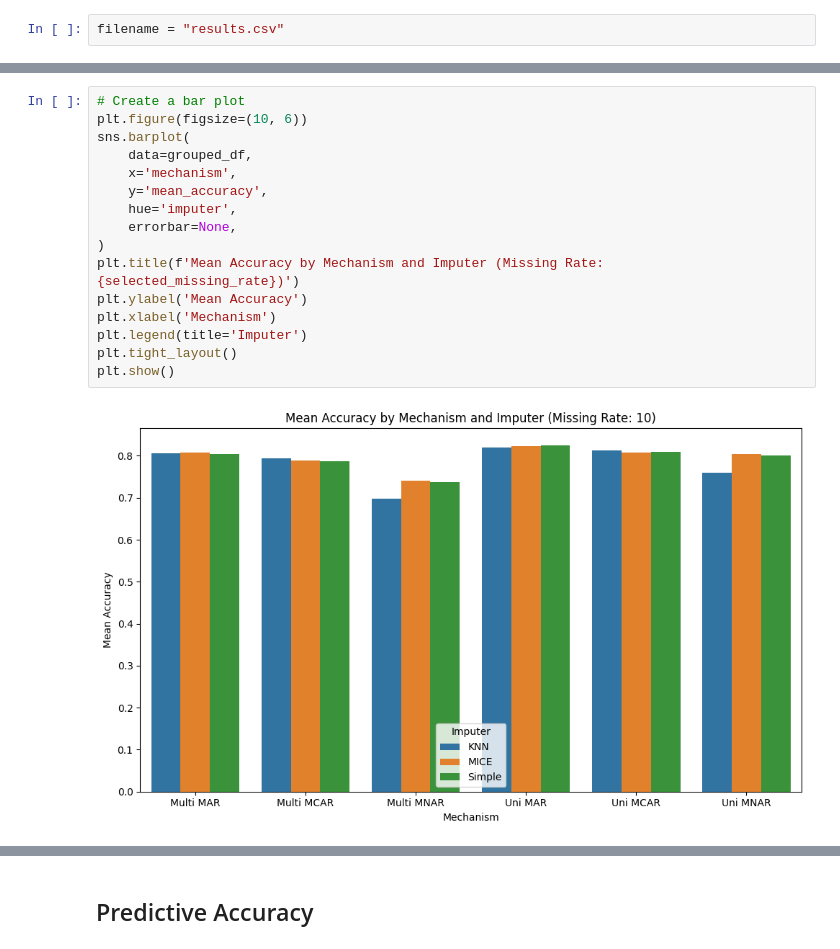
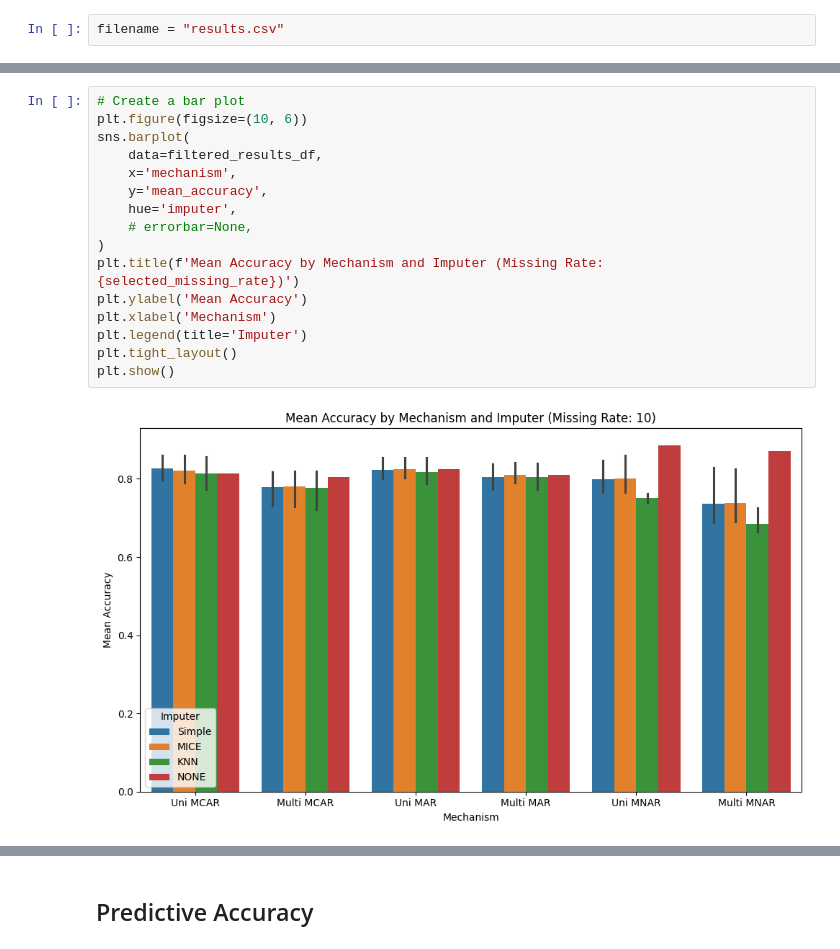
Before and after one commit to Minipoloalex/AI-and-Society-datasets-analysis, a Jupyter notebook: missing-data/missing_data.ipynb, the cells around one changed output, grey strips where cells are left out. Cells and saved outputs as stored; diff of their text form.

```diff
--- a/missing-data/missing_data.ipynb
+++ b/missing-data/missing_data.ipynb
@@ -536,19 +582,19 @@ plt.show()
 # %%
 # Create a bar plot
 plt.figure(figsize=(10, 6))
 sns.barplot(
-    data=grouped_df,
+    data=filtered_results_df,
     x='mechanism',
     y='mean_accuracy',
     hue='imputer',
-    errorbar=None,
+    # errorbar=None,
 )
 plt.title(f'Mean Accuracy by Mechanism and Imputer (Missing Rate: {selected_missing_rate})')
 plt.ylabel('Mean Accuracy')
 plt.xlabel('Mechanism')
 plt.legend(title='Imputer')
 plt.tight_layout()
 plt.show()
 # %% [output]
-[figure, old version]
+[figure, new version]
 # %%
```
Also changed, not shown: parts of 16 cells of this notebook, 1 other file.
